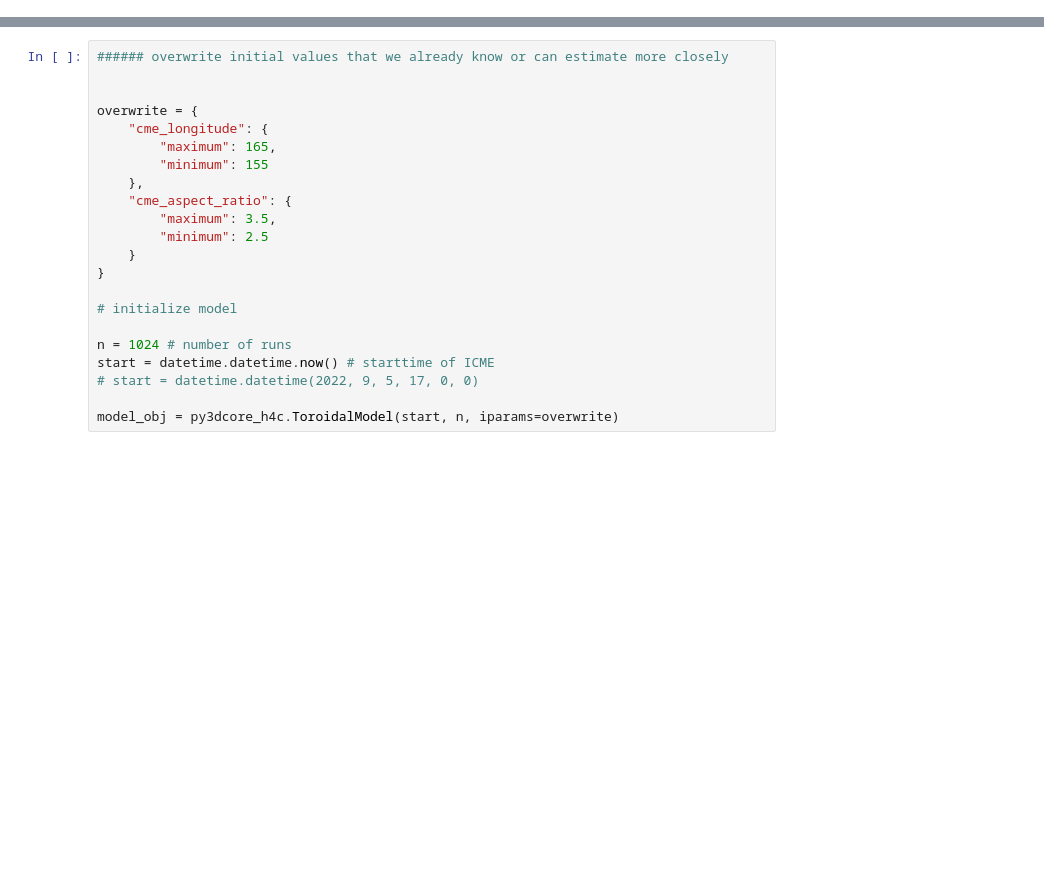
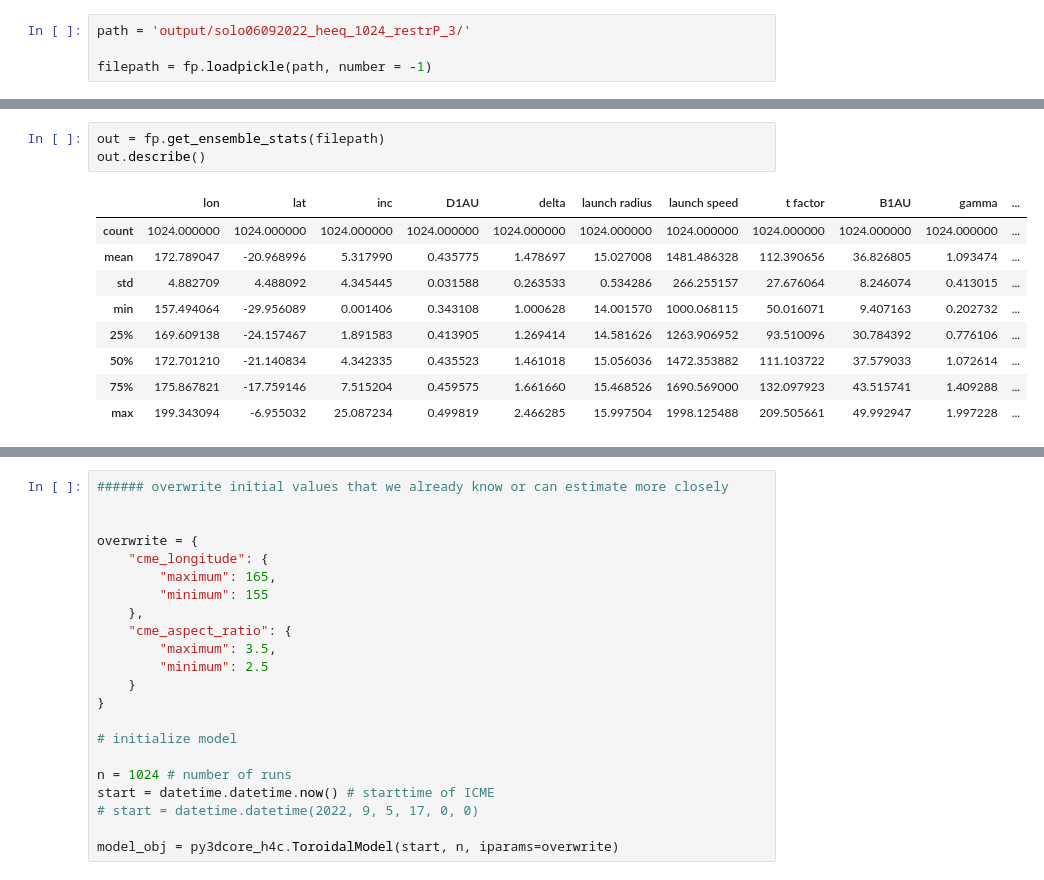
Before and after one commit to helioforecast/py3DCORE_h4c_basic, a Jupyter notebook: example_insitumag.ipynb, the cells around one changed output, grey strips where cells are left out. Drawn from its saved outputs; the diff is of its cells as text; blank space fills up the shorter version.

```diff
--- a/example_insitumag.ipynb
+++ b/example_insitumag.ipynb
@@ -11,0 +46,4 @@ import matplotlib.pyplot as plt
+# %%
+path = 'output/solo06092022_heeq_1024_restrP_3/'
+
+filepath = fp.loadpickle(path, number = -1)
@@ -11,0 +67,13 @@ import matplotlib.pyplot as plt
+# %%
+out = fp.get_ensemble_stats(filepath)
+out.describe()
+# %% [output]
+|  | lon | lat | inc | D1AU | delta | launch radius | launch speed | t factor | B1AU | gamma | ... |
+| count | 1024.000000 | 1024.000000 | 1024.000000 | 1024.000000 | 1024.000000 | 1024.000000 | 1024.000000 | 1024.000000 | 1024.000000 | 1024.000000 | ... |
+| mean | 172.789047 | -20.968996 | 5.317990 | 0.435775 | 1.478697 | 15.027008 | 1481.486328 | 112.390656 | 36.826805 | 1.093474 | ... |
+| std | 4.882709 | 4.488092 | 4.345445 | 0.031588 | 0.263533 | 0.534286 | 266.255157 | 27.676064 | 8.246074 | 0.413015 | ... |
+| min | 157.494064 | -29.956089 | 0.001406 | 0.343108 | 1.000628 | 14.001570 | 1000.068115 | 50.016071 | 9.407163 | 0.202732 | ... |
+| 25% | 169.609138 | -24.157467 | 1.891583 | 0.413905 | 1.269414 | 14.581626 | 1263.906952 | 93.510096 | 30.784392 | 0.776106 | ... |
+| 50% | 172.701210 | -21.140834 | 4.342335 | 0.435523 | 1.461018 | 15.056036 | 1472.353882 | 111.103722 | 37.579033 | 1.072614 | ... |
+| 75% | 175.867821 | -17.759146 | 7.515204 | 0.459575 | 1.661660 | 15.468526 | 1690.569000 | 132.097923 | 43.515741 | 1.409288 | ... |
+| max | 199.343094 | -6.955032 | 25.087234 | 0.499819 | 2.466285 | 15.997504 | 1998.125488 | 209.505661 | 49.992947 | 1.997228 | ... |
```
Also changed, not shown: parts of 6 cells of this notebook, 5 other files.
